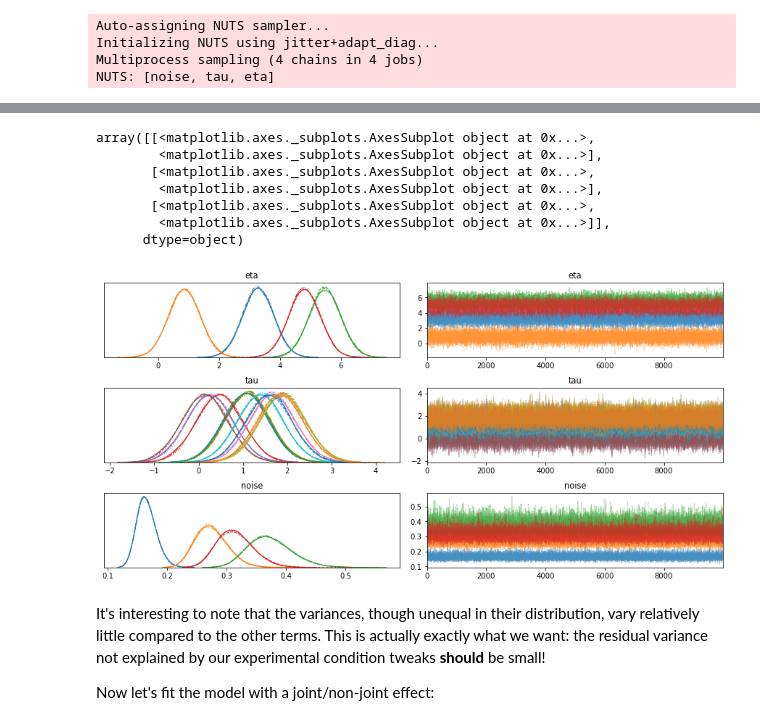
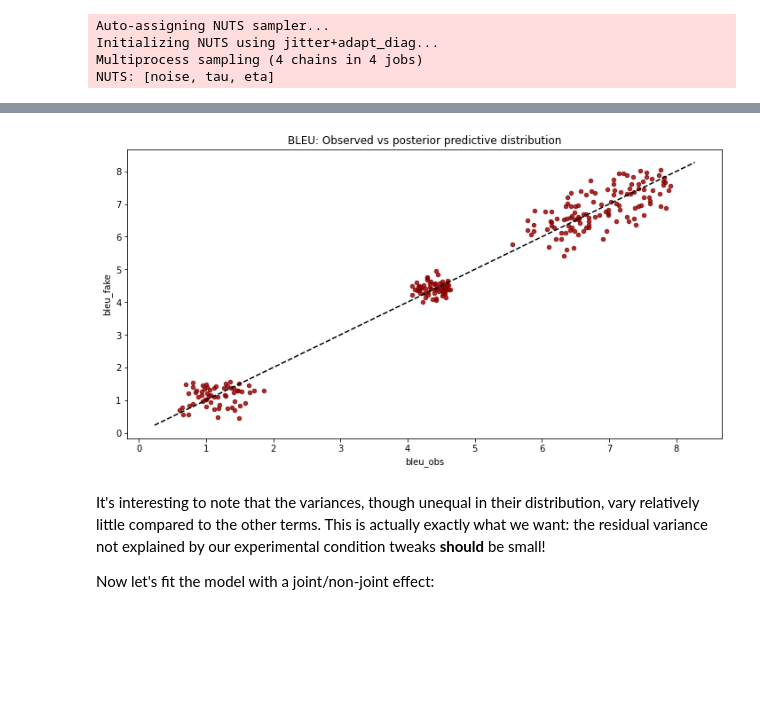
Before and after one commit to j0ma/flores, a Jupyter notebook: bpe-experiment-plots.ipynb, the cells around one changed output, grey strips where cells are left out. Saved outputs shown, nothing was run; the diff lists cells and outputs as text; code cells hidden in the pictures; blank space fills up the shorter version.

```diff
--- a/bpe-experiment-plots.ipynb
+++ b/bpe-experiment-plots.ipynb
@@ -285,14 +318,7 @@ pm.traceplot?
-# %%
-pm.traceplot(posterior)
-# %% [output]
-array([[<matplotlib.axes._subplots.AxesSubplot object at 0x...>,
-        <matplotlib.axes._subplots.AxesSubplot object at 0x...>],
-       [<matplotlib.axes._subplots.AxesSubplot object at 0x...>,
-        <matplotlib.axes._subplots.AxesSubplot object at 0x...>],
-       [<matplotlib.axes._subplots.AxesSubplot object at 0x...>,
-        <matplotlib.axes._subplots.AxesSubplot object at 0x...>]],
-      dtype=object)
-[figure, removed]
+# %%
+observed_vs_posterior_predictive_scatter(figsize=(12,6), color='darkred', alpha=0.8)
+# %% [output]
+[figure, added]
 # %% [markdown]
 It's interesting to note that the variances, though unequal in their distribution, vary relatively little compared to the other terms. This is actually exactly what we want: the residual variance not explained by our experimental condition tweaks **should** be small!
 
```
Also changed, not shown: parts of 34 cells of this notebook, 11 other files.
